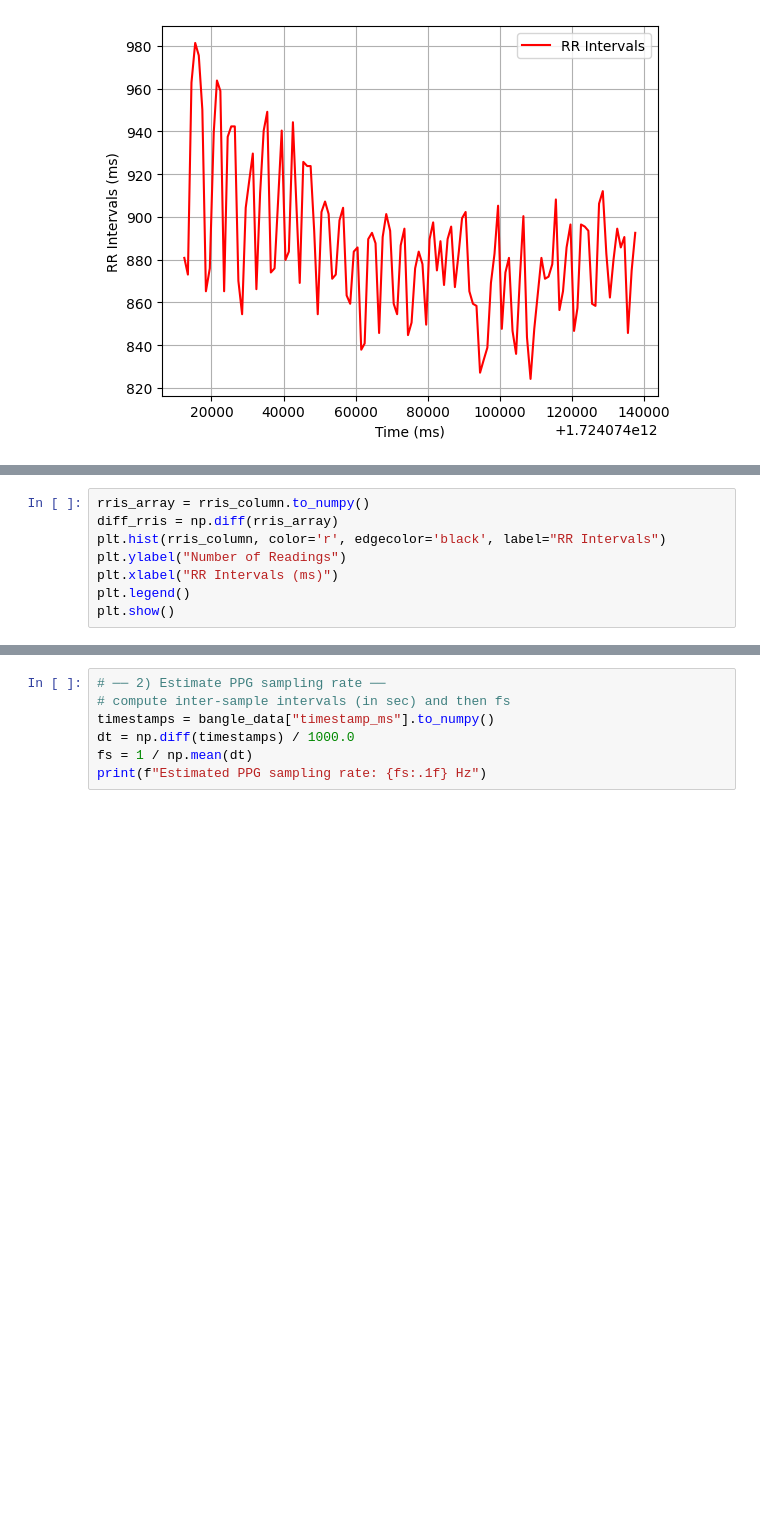
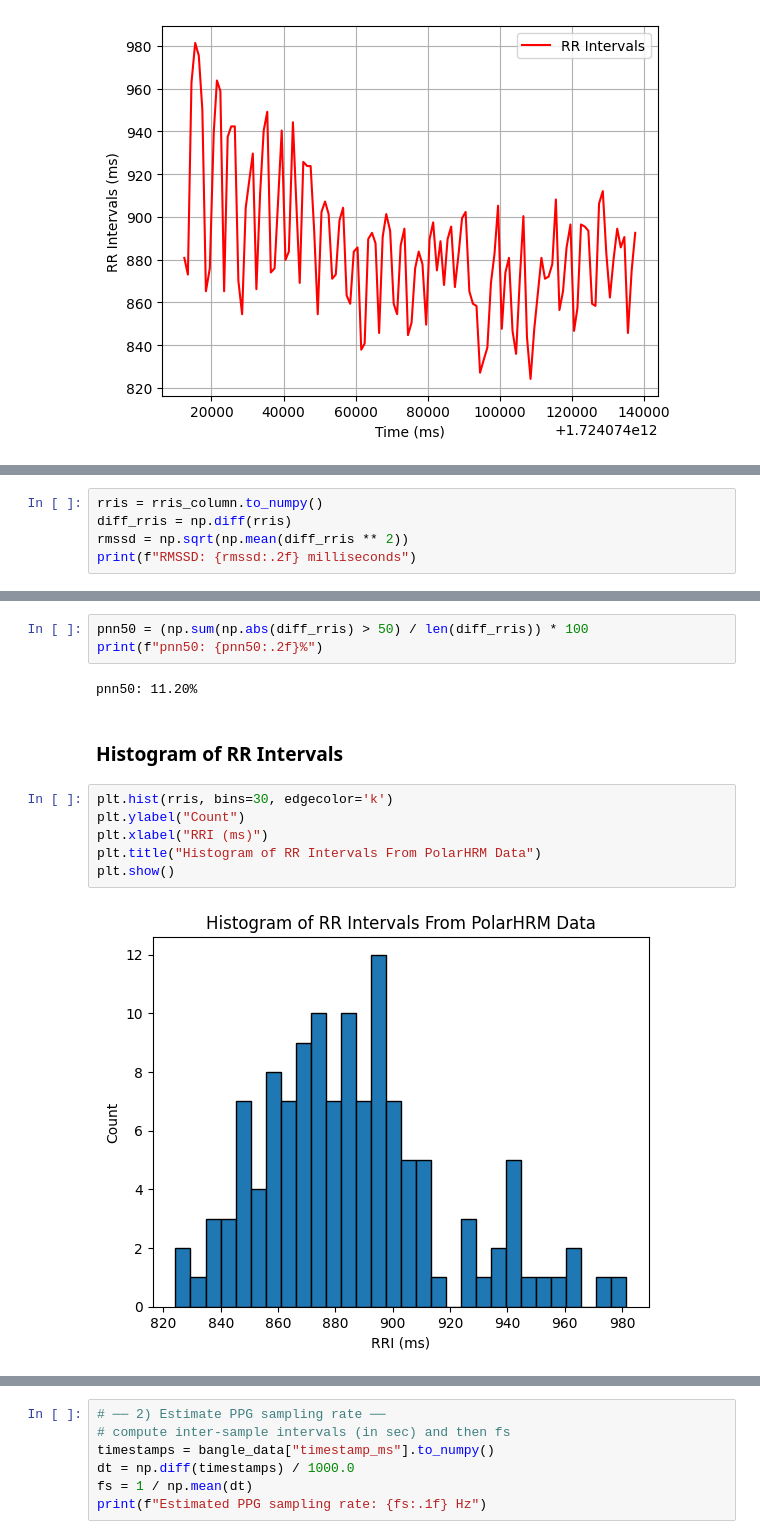
Before and after one commit to Showmick119/Benchmarking-Signal-Processing-Packages, a Jupyter notebook: practice.ipynb, the cells around one changed output, grey strips where cells are left out. Saved outputs shown, nothing was run; the diff lists cells and outputs as text; blank space fills up the shorter version.

```diff
--- a/practice.ipynb
+++ b/practice.ipynb
@@ -140,9 +147,6 @@ plt.show()
 # %%
-rris_array = rris_column.to_numpy()
-diff_rris = np.diff(rris_array)
-plt.hist(rris_column, color='r', edgecolor='black', label="RR Intervals")
-plt.ylabel("Number of Readings")
-plt.xlabel("RR Intervals (ms)")
-plt.legend()
-plt.show()
+rris = rris_column.to_numpy()
+diff_rris = np.diff(rris)
+rmssd = np.sqrt(np.mean(diff_rris ** 2))
+print(f"RMSSD: {rmssd:.2f} milliseconds")
 # %% [output]
@@ -176,0 +164,15 @@ pNN50: 11.20 %
+# %%
+pnn50 = (np.sum(np.abs(diff_rris) > 50) / len(diff_rris)) * 100
+print(f"pnn50: {pnn50:.2f}%")
+# %% [output]
+pnn50: 11.20%
+# %% [markdown]
+### **Histogram of RR Intervals**
+# %%
+plt.hist(rris, bins=30, edgecolor='k')
+plt.ylabel("Count")
+plt.xlabel("RRI (ms)")
+plt.title("Histogram of RR Intervals From PolarHRM Data")
+plt.show()
+# %% [output]
+[figure, added]
```
Also changed, not shown: parts of 6 cells of this notebook.
